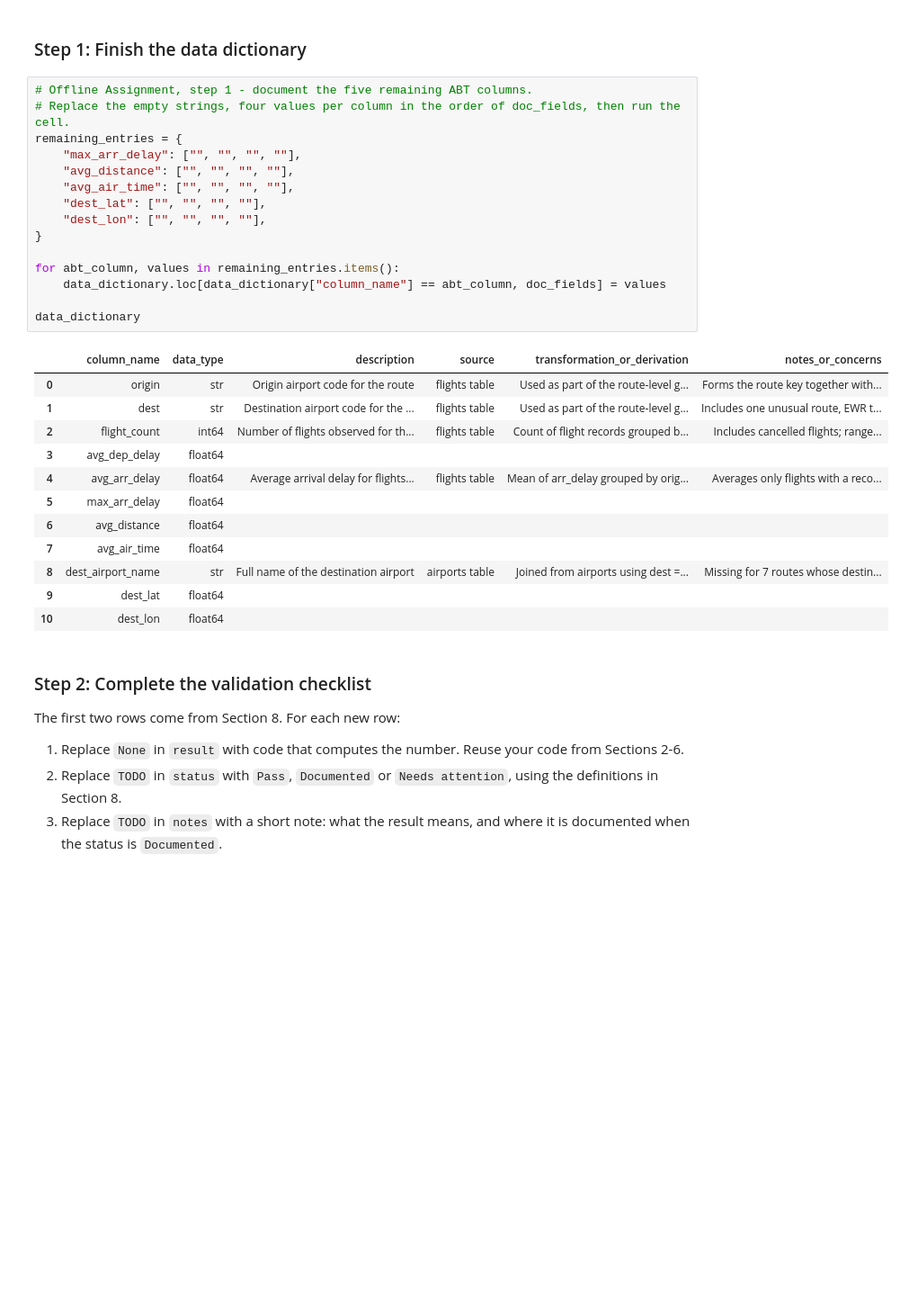
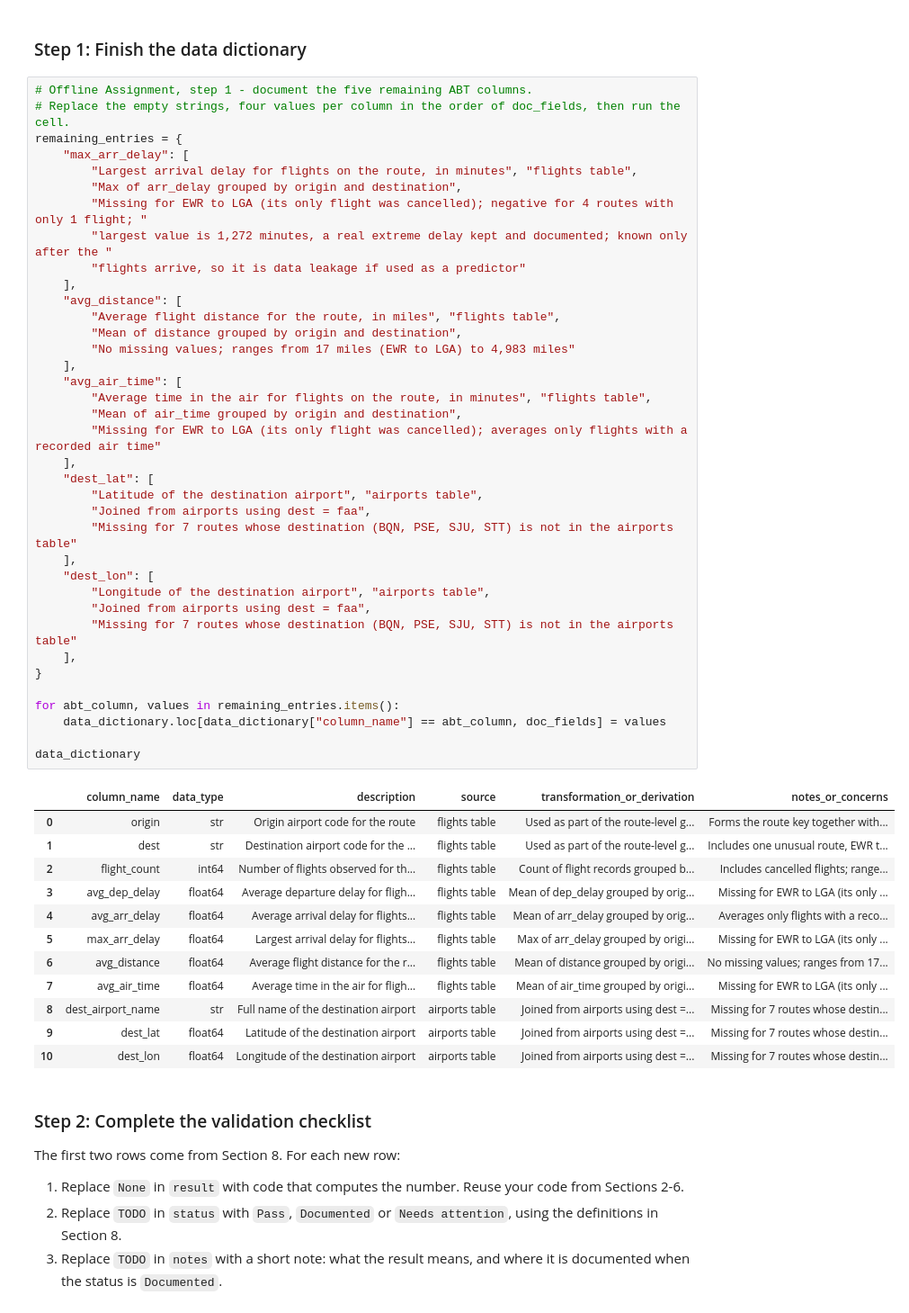
Before and after one commit to glendadavisjohnson/ban6003_wk-11_abt_documentation_template_davis-johnson_glenda, a Jupyter notebook: notebooks/module11_abt_documentation_guided_lab.ipynb, the cells around one changed output. Shown at 90% size. Drawn from its saved outputs; the diff is of its cells as text; blank space fills up the shorter version.

```diff
--- a/notebooks/module11_abt_documentation_guided_lab.ipynb
+++ b/notebooks/module11_abt_documentation_guided_lab.ipynb
@@ -666,31 +666,53 @@ An analyst on another team will use the route ABT next week and cannot ask you t
 # %%
 # Offline Assignment, step 1 - document the five remaining ABT columns.
 # Replace the empty strings, four values per column in the order of doc_fields, then run the cell.
 remaining_entries = {
-    "max_arr_delay": ["", "", "", ""],
-    "avg_distance": ["", "", "", ""],
-    "avg_air_time": ["", "", "", ""],
-    "dest_lat": ["", "", "", ""],
-    "dest_lon": ["", "", "", ""],
+    "max_arr_delay": [
+        "Largest arrival delay for flights on the route, in minutes", "flights table",
+        "Max of arr_delay grouped by origin and destination",
+        "Missing for EWR to LGA (its only flight was cancelled); negative for 4 routes with only 1 flight; "
+        "largest value is 1,272 minutes, a real extreme delay kept and documented; known only after the "
+        "flights arrive, so it is data leakage if used as a predictor"
+    ],
+    "avg_distance": [
+        "Average flight distance for the route, in miles", "flights table",
+        "Mean of distance grouped by origin and destination",
+        "No missing values; ranges from 17 miles (EWR to LGA) to 4,983 miles"
+    ],
+    "avg_air_time": [
+        "Average time in the air for flights on the route, in minutes", "flights table",
+        "Mean of air_time grouped by origin and destination",
+        "Missing for EWR to LGA (its only flight was cancelled); averages only flights with a recorded air time"
+    ],
+    "dest_lat": [
+        "Latitude of the destination airport", "airports table",
+        "Joined from airports using dest = faa",
+        "Missing for 7 routes whose destination (BQN, PSE, SJU, STT) is not in the airports table"
+    ],
+    "dest_lon": [
+        "Longitude of the destination airport", "airports table",
+        "Joined from airports using dest = faa",
+        "Missing for 7 routes whose destination (BQN, PSE, SJU, STT) is not in the airports table"
+    ],
 }
 
 for abt_column, values in remaining_entries.items():
     data_dictionary.loc[data_dictionary["column_name"] == abt_column, doc_fields] = values
 
 data_dictionary
 # %% [output]
 |  | column_name | data_type | description | source | transformation_or_derivation | notes_or_concerns |
 | 0 | origin | str | Origin airport code for the route | flights table | Used as part of the route-level g... | Forms the route key together with... |
 | 1 | dest | str | Destination airport code for the ... | flights table | Used as part of the route-level g... | Includes one unusual route, EWR t... |
 | 2 | flight_count | int64 | Number of flights observed for th... | flights table | Count of flight records grouped b... | Includes cancelled flights; range... |
-| 3 | avg_dep_delay | float64 |  |  |  |  |
+| 3 | avg_dep_delay | float64 | Average departure delay for fligh... | flights table | Mean of dep_delay grouped by orig... | Missing for EWR to LGA (its only ... |
 | 4 | avg_arr_delay | float64 | Average arrival delay for flights... | flights table | Mean of arr_delay grouped by orig... | Averages only flights with a reco... |
-| 5 | max_arr_delay | float64 |  |  |  |  |
-| 6 | avg_distance | float64 |  |  |  |  |
-| 7 | avg_air_time | float64 |  |  |  |  |
+| 5 | max_arr_delay | float64 | Largest arrival delay for flights... | flights table | Max of arr_delay grouped by origi... | Missing for EWR to LGA (its only ... |
+| 6 | avg_distance | float64 | Average flight distance for the r... | flights table | Mean of distance grouped by origi... | No missing values; ranges from 17... |
+| 7 | avg_air_time | float64 | Average time in the air for fligh... | flights table | Mean of air_time grouped by origi... | Missing for EWR to LGA (its only ... |
 | 8 | dest_airport_name | str | Full name of the destination airport | airports table | Joined from airports using dest =... | Missing for 7 routes whose destin... |
-| 9 | dest_lat | float64 |  |  |  |  |
-| 10 | dest_lon | float64 |  |  |  |  |
+| 9 | dest_lat | float64 | Latitude of the destination airport | airports table | Joined from airports using dest =... | Missing for 7 routes whose destin... |
+| 10 | dest_lon | float64 | Longitude of the destination airport | airports table | Joined from airports using dest =... | Missing for 7 routes whose destin... |
 # %% [markdown]
 ### Step 2: Complete the validation checklist
 
```
Also changed, not shown: parts of 4 cells of this notebook, 3 other files.
